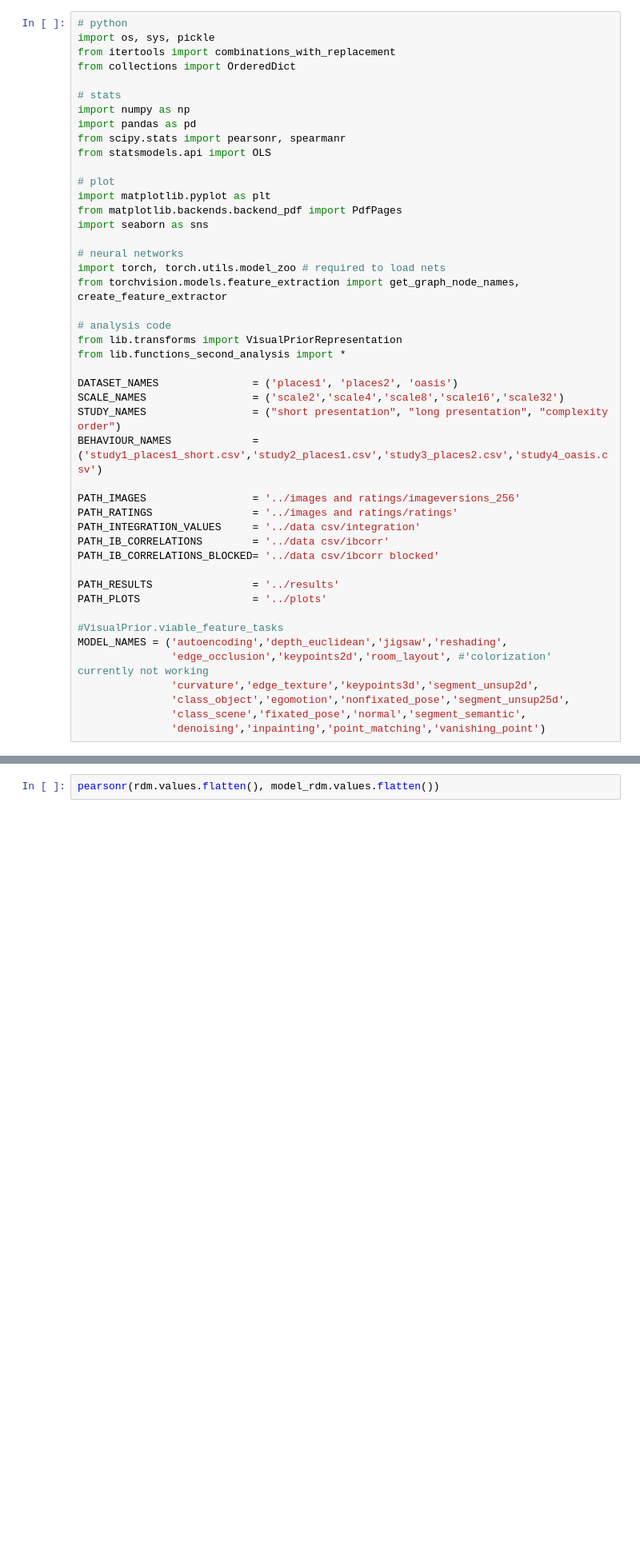
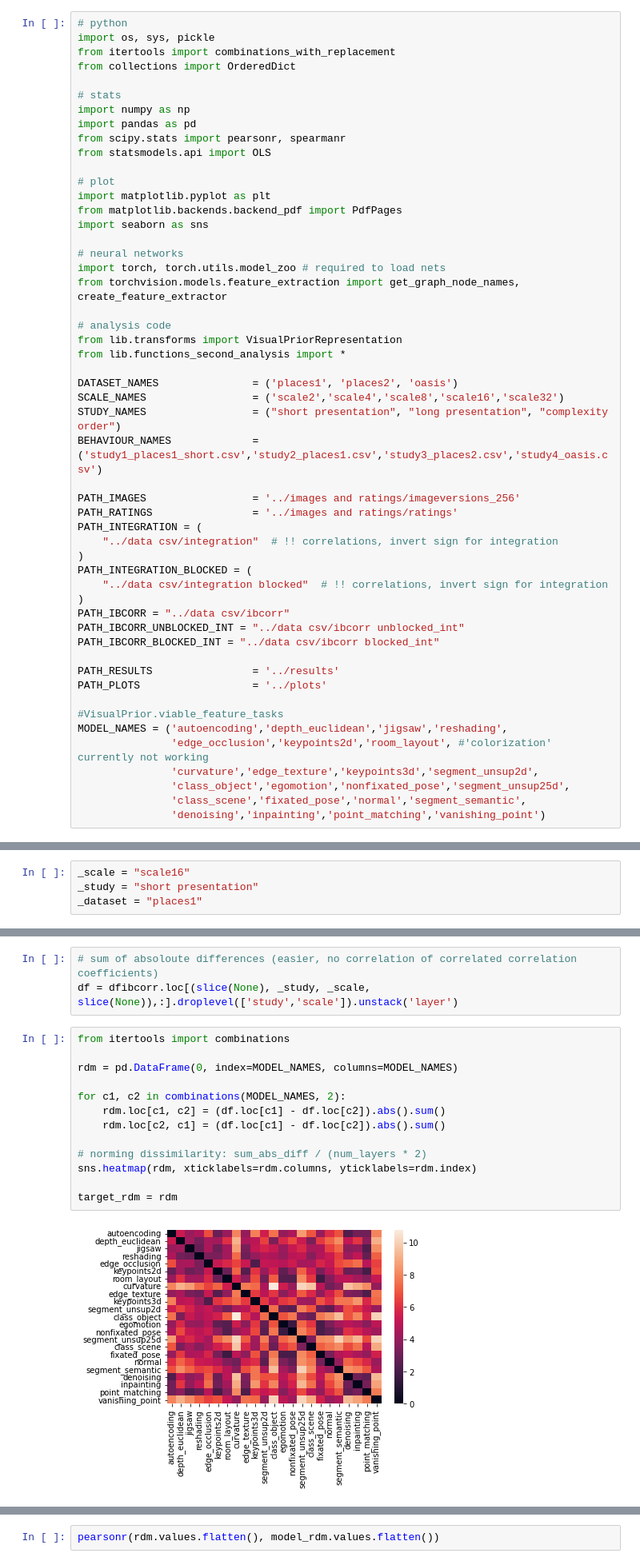
Before and after one commit to toniklenk/analysis-taskonomy, a Jupyter notebook: scripts/factors analysis.ipynb, the cells around one changed output, grey strips where cells are left out. Shown at 80% size. Saved outputs shown, nothing was run; the diff lists cells and outputs as text; blank space fills up the shorter version.

```diff
--- a/scripts/factors analysis.ipynb
+++ b/scripts/factors analysis.ipynb
@@ -30,9 +30,15 @@ BEHAVIOUR_NAMES             = ('study1_places1_short.csv','study2_places1.csv','
 
 PATH_IMAGES                 = '../images and ratings/imageversions_256'
 PATH_RATINGS                = '../images and ratings/ratings'
-PATH_INTEGRATION_VALUES     = '../data csv/integration'
-PATH_IB_CORRELATIONS        = '../data csv/ibcorr'
-PATH_IB_CORRELATIONS_BLOCKED= '../data csv/ibcorr blocked'
+PATH_INTEGRATION = (
+    "../data csv/integration"  # !! correlations, invert sign for integration
+)
+PATH_INTEGRATION_BLOCKED = (
+    "../data csv/integration blocked"  # !! correlations, invert sign for integration
+)
+PATH_IBCORR = "../data csv/ibcorr"
+PATH_IBCORR_UNBLOCKED_INT = "../data csv/ibcorr unblocked_int"
+PATH_IBCORR_BLOCKED_INT = "../data csv/ibcorr blocked_int"
 
 PATH_RESULTS                = '../results'
 PATH_PLOTS                  = '../plots'
@@ -159 +218,5 @@ sns.heatmap(dfc_plot, yticklabels=modelnames, mask=significant)
+# %%
+_scale = "scale16"
+_study = "short presentation"
+_dataset = "places1"
 # %% [markdown]
@@ -189,2 +226,20 @@ sns.heatmap(rdm, xticklabels=rdm.columns, yticklabels=rdm.index)
+# %%
+# sum of absoloute differences (easier, no correlation of correlated correlation coefficients)
+df = dfibcorr.loc[(slice(None), _study, _scale, slice(None)),:].droplevel(['study','scale']).unstack('layer')
+# %%
+from itertools import combinations
+
+rdm = pd.DataFrame(0, index=MODEL_NAMES, columns=MODEL_NAMES)
+
+for c1, c2 in combinations(MODEL_NAMES, 2):
+    rdm.loc[c1, c2] = (df.loc[c1] - df.loc[c2]).abs().sum()
+    rdm.loc[c2, c1] = (df.loc[c1] - df.loc[c2]).abs().sum()
+
+# norming dissimilarity: sum_abs_diff / (num_layers * 2)
+sns.heatmap(rdm, xticklabels=rdm.columns, yticklabels=rdm.index)
+
+target_rdm = rdm
+# %% [output]
+[figure, added]
 # %% [markdown]
 # Predictor 1: semantic-2d-3d
```
Also changed, not shown: parts of 67 cells of this notebook, 5 other files.
